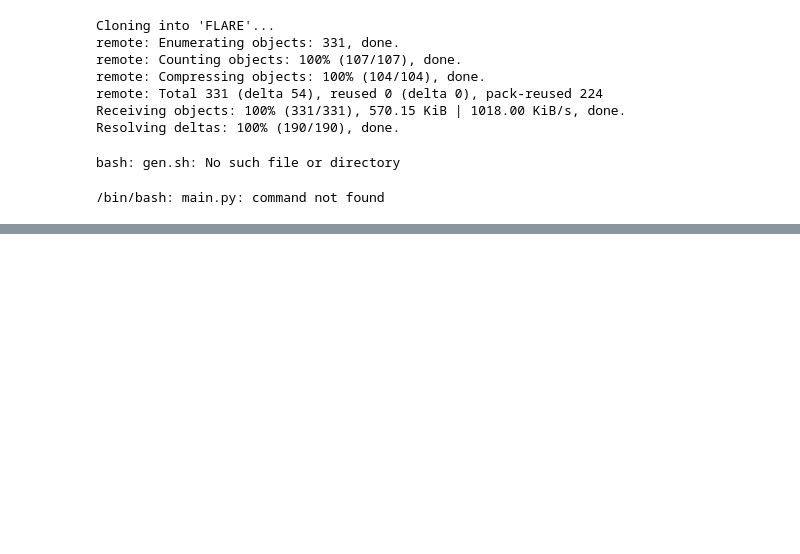
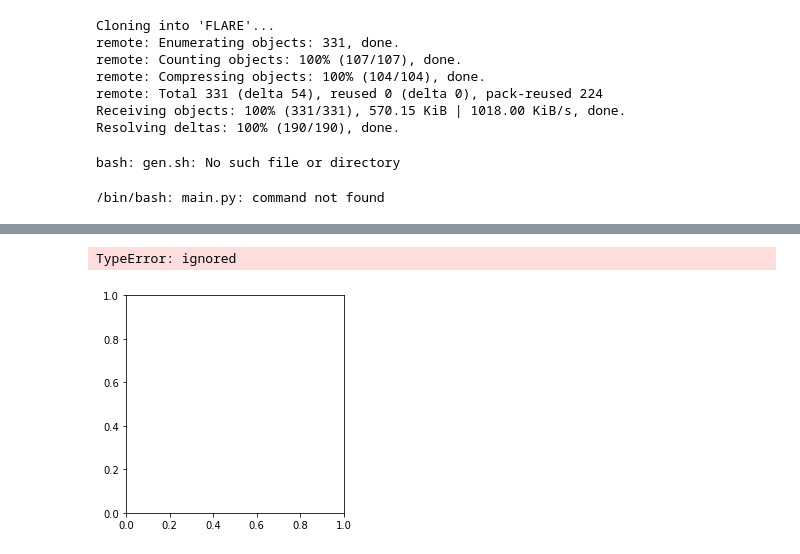
Before and after one commit to barauna-lo/FastRadioBurst_Lab, a Jupyter notebook: CHIME_FRB_Waterfall_Plot.ipynb, the cells around one changed output, grey strips where cells are left out. Cells and saved outputs as stored; diff of their text form; code cells hidden in the pictures; blank space fills up the shorter version.

```diff
--- a/CHIME_FRB_Waterfall_Plot.ipynb
+++ b/CHIME_FRB_Waterfall_Plot.ipynb
@@ -477,0 +518,5 @@ bash: gen.sh: No such file or directory
+# %%
+plt.imshow('100channels_fknee1000mHz.jpeg')
+# %% [output]
+TypeError: ignored
+[figure, added]
```
Also changed, not shown: parts of 7 cells of this notebook.
